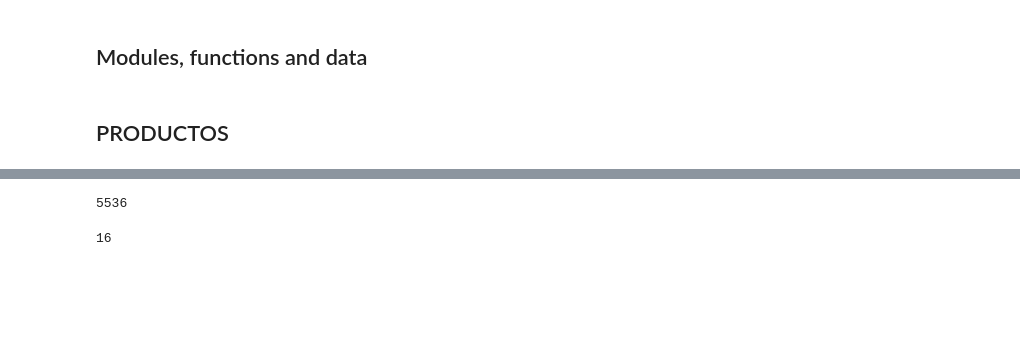
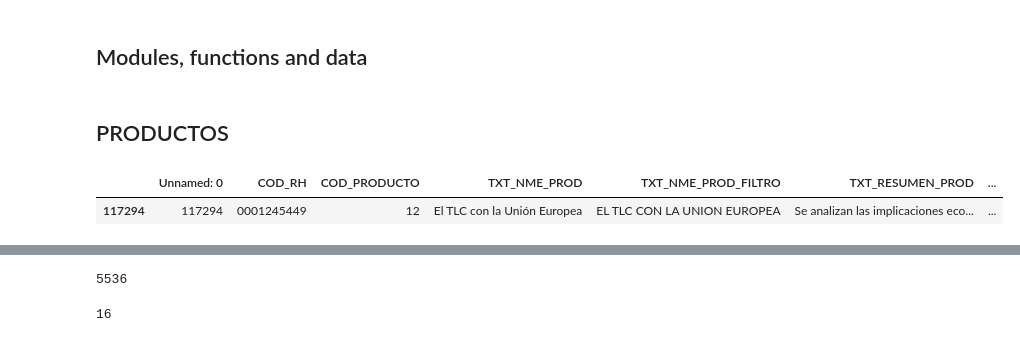
Before and after one commit to colav-playground/scienti, a Jupyter notebook: MIEMBROS_GRUPOS.ipynb, the cells around one changed output, grey strips where cells are left out. Saved outputs shown, nothing was run; the diff lists cells and outputs as text; code cells hidden in the pictures; blank space fills up the shorter version.

```diff
--- a/MIEMBROS_GRUPOS.ipynb
+++ b/MIEMBROS_GRUPOS.ipynb
@@ -301,4 +164,9 @@ i=340454#666,888
 pr={}
+# %%
+cv[ (cv['COD_RH']=="0001245449") & (cv['COD_PRODUCTO']==12) ]
+# %% [output]
+|  | Unnamed: 0 | COD_RH | COD_PRODUCTO | TXT_NME_PROD | TXT_NME_PROD_FILTRO | TXT_RESUMEN_PROD | ... |
+| 117294 | 117294 | 0001245449 | 12 | El TLC con la Unión Europea | EL TLC CON LA UNION EUROPEA | Se analizan las implicaciones eco... | ... |
 # %%
 cvi=cv.loc[i]
 # %%
```
Also changed, not shown: parts of 19 cells of this notebook, 1 other file.
